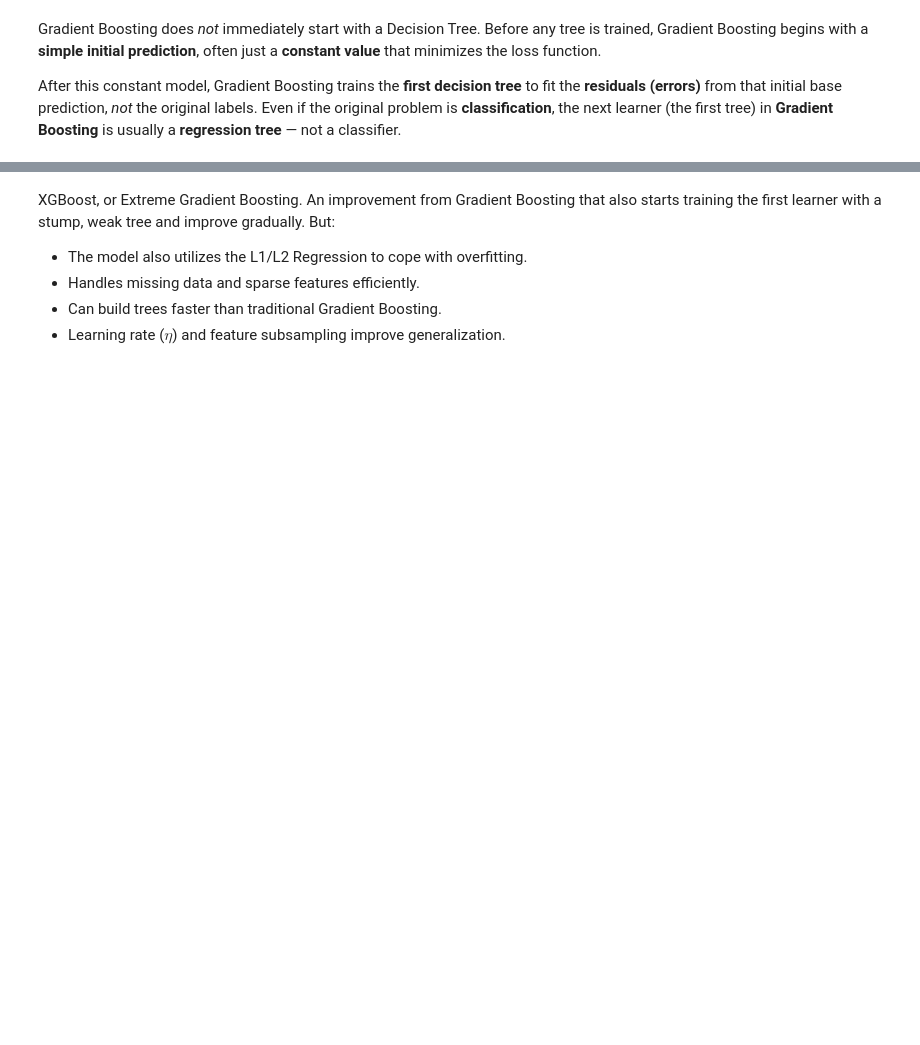
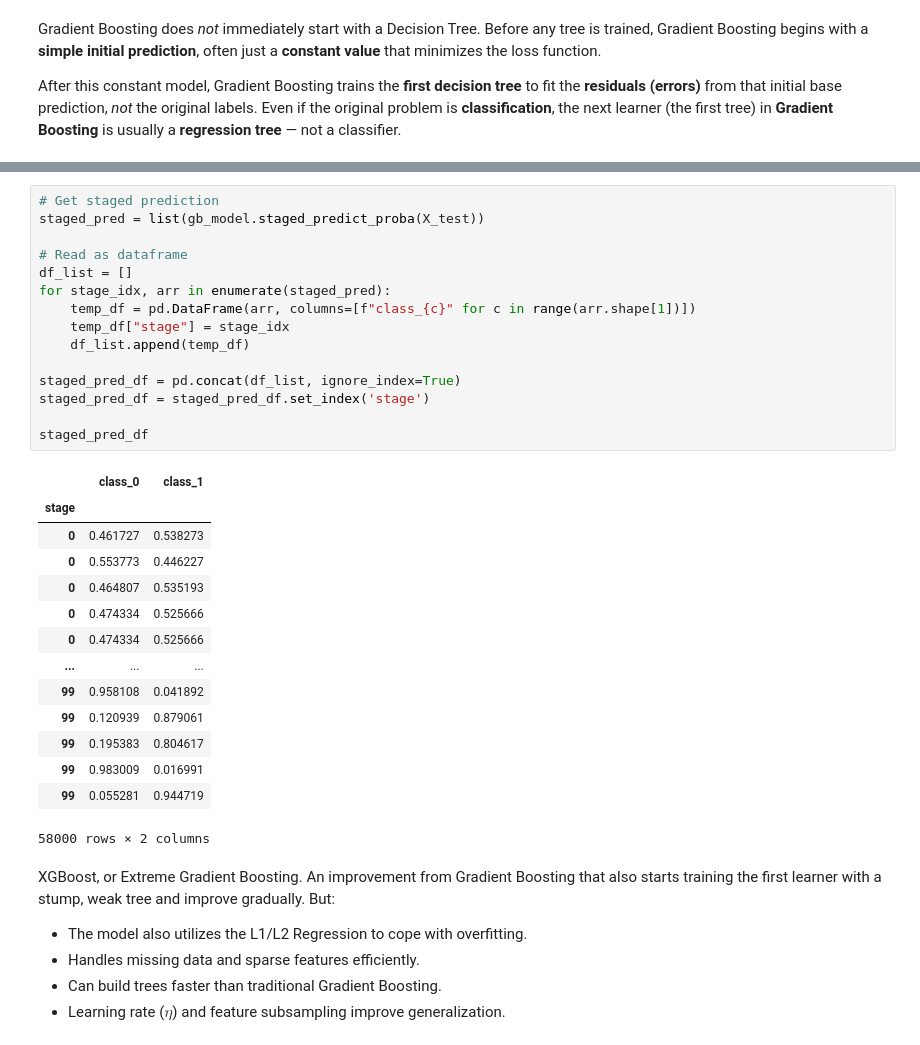
Before and after one commit to MalongSuper/Machine-Learning-Projects, a Jupyter notebook: model_gradient_boosting/model.ipynb, the cells around one changed output, grey strips where cells are left out. Cells and saved outputs as stored; diff of their text form; blank space fills up the shorter version.

Commit message:
model

```diff
--- a/model_gradient_boosting/model.ipynb
+++ b/model_gradient_boosting/model.ipynb
@@ -232,6 +198,36 @@ Classification Report:
    macro avg       0.93      0.93      0.93       580
 weighted avg       0.93      0.93      0.93       580
 [figure]
+# %%
+# Get staged prediction
+staged_pred = list(gb_model.staged_predict_proba(X_test))
+
+# Read as dataframe
+df_list = []
+for stage_idx, arr in enumerate(staged_pred):
+    temp_df = pd.DataFrame(arr, columns=[f"class_{c}" for c in range(arr.shape[1])])
+    temp_df["stage"] = stage_idx
+    df_list.append(temp_df)
+
+staged_pred_df = pd.concat(df_list, ignore_index=True)
+staged_pred_df = staged_pred_df.set_index('stage')
+
+staged_pred_df
+# %% [output]
+|  | class_0 | class_1 |
+| stage |  |  |
+| 0 | 0.461727 | 0.538273 |
+| 0 | 0.553773 | 0.446227 |
+| 0 | 0.464807 | 0.535193 |
+| 0 | 0.474334 | 0.525666 |
+| 0 | 0.474334 | 0.525666 |
+| ... | ... | ... |
+| 99 | 0.958108 | 0.041892 |
+| 99 | 0.120939 | 0.879061 |
+| 99 | 0.195383 | 0.804617 |
+| 99 | 0.983009 | 0.016991 |
+| 99 | 0.055281 | 0.944719 |
+58000 rows × 2 columns
 # %% [markdown]
 XGBoost, or Extreme Gradient Boosting. An improvement from Gradient Boosting that also starts training the first learner with a stump, weak tree and improve gradually. But:
 - The model also utilizes the L1/L2 Regression to cope with overfitting.
```
Also changed, not shown: parts of 11 cells of this notebook.
